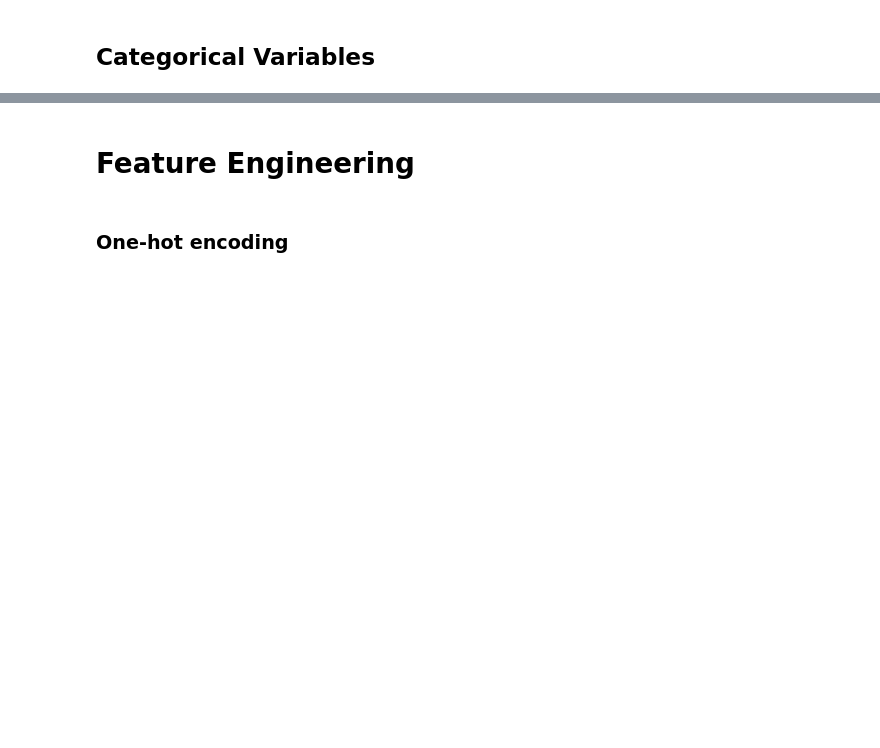
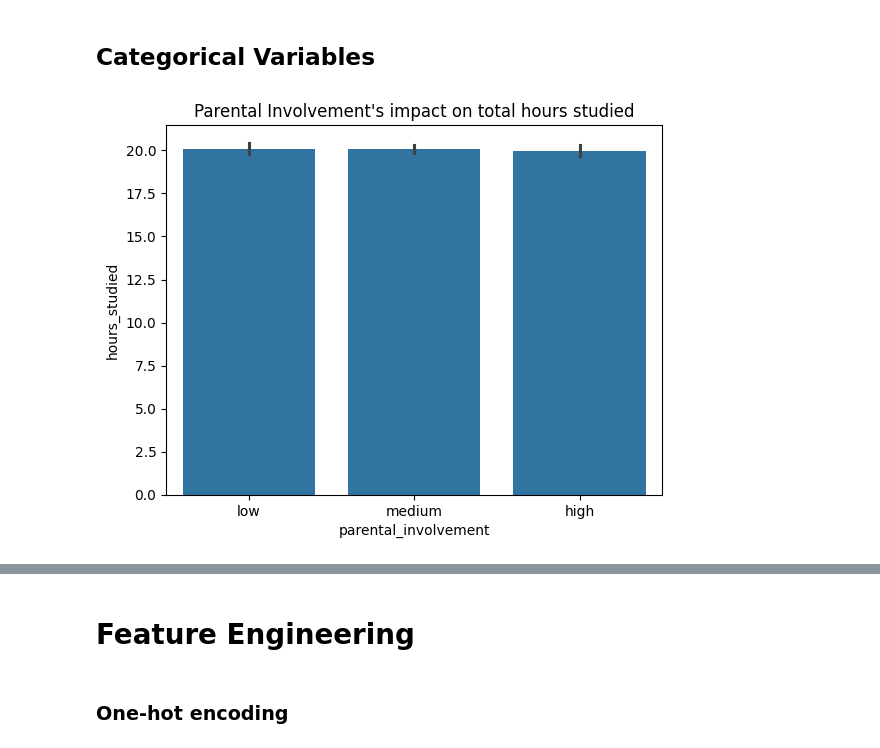
Before and after one commit to kabsmeiou/study-hours-estimator, a Jupyter notebook: study-hours-notebook.ipynb, the cells around one changed output, grey strips where cells are left out. Drawn from its saved outputs; the diff is of its cells as text; code cells hidden in the pictures; blank space fills up the shorter version.

```diff
--- a/study-hours-notebook.ipynb
+++ b/study-hours-notebook.ipynb
@@ -237,2 +243,7 @@ plt.title('Exam results and Hours Studied');
 # %% [markdown]
 ## Categorical Variables
+# %%
+sns.barplot(x=df_full_train['parental_involvement'], y=df_full_train['hours_studied'])
+plt.title('Parental Involvement\'s impact on total hours studied');
+# %% [output]
+[figure, added]
```
Also changed, not shown: parts of 33 cells of this notebook.
